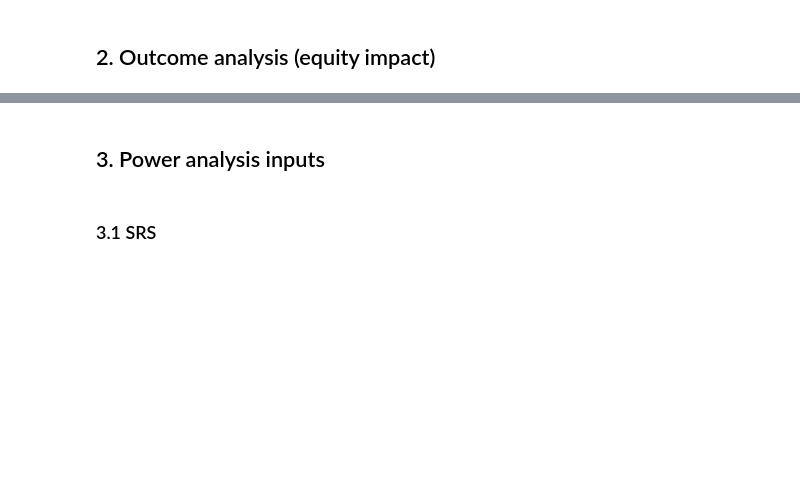
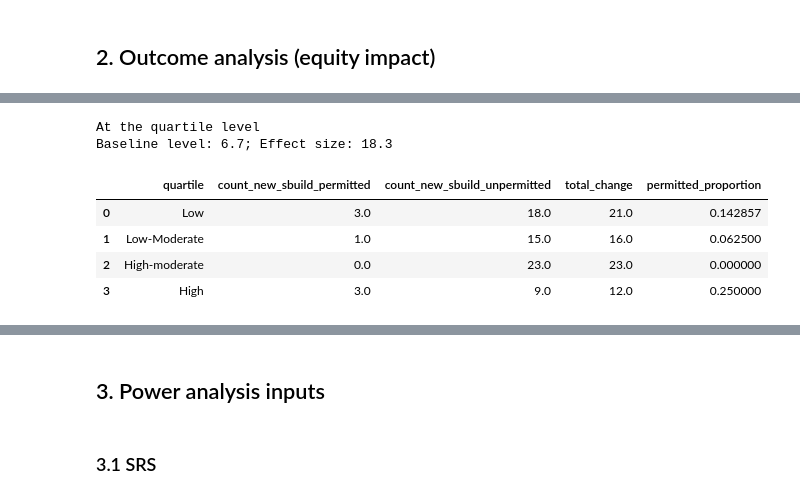
Before and after one commit to reglab/rgb-footprint-extract, a Jupyter notebook: naip_process/Pop-Estimates-CFParcelAnnotations-Part2.ipynb, the cells around one changed output, grey strips where cells are left out. Cells and saved outputs as stored; diff of their text form; code cells hidden in the pictures; blank space fills up the shorter version.

```diff
--- a/naip_process/Pop-Estimates-CFParcelAnnotations-Part2.ipynb
+++ b/naip_process/Pop-Estimates-CFParcelAnnotations-Part2.ipynb
@@ -299,0 +279,21 @@ At the quartile level
+# %%
+baseline_level = outcome_quartile.loc[~outcome_quartile['quartile'].isin(['High'])][
+    'count_new_sbuild_permitted'].sum() / outcome_quartile.loc[
+    ~outcome_quartile['quartile'].isin(['High'])]['total_change'].sum()
+high_level = outcome_quartile.loc[outcome_quartile['quartile'].isin(['High'])][
+    'count_new_sbuild_permitted'].sum() / outcome_quartile.loc[
+    outcome_quartile['quartile'].isin(['High'])]['total_change'].sum()
+
+print('At the quartile level')
+print('Baseline level: {}; Effect size: {}'.format(
+        round(baseline_level * 100, 1), round((high_level - baseline_level) * 100, 1)
+))
+outcome_quartile
+# %% [output]
+At the quartile level
+Baseline level: 6.7; Effect size: 18.3
+|  | quartile | count_new_sbuild_permitted | count_new_sbuild_unpermitted | total_change | permitted_proportion |
+| 0 | Low | 3.0 | 18.0 | 21.0 | 0.142857 |
+| 1 | Low-Moderate | 1.0 | 15.0 | 16.0 | 0.062500 |
+| 2 | High-moderate | 0.0 | 23.0 | 23.0 | 0.000000 |
+| 3 | High | 3.0 | 9.0 | 12.0 | 0.250000 |
```
Also changed, not shown: parts of 15 cells of this notebook, 3 other files.
